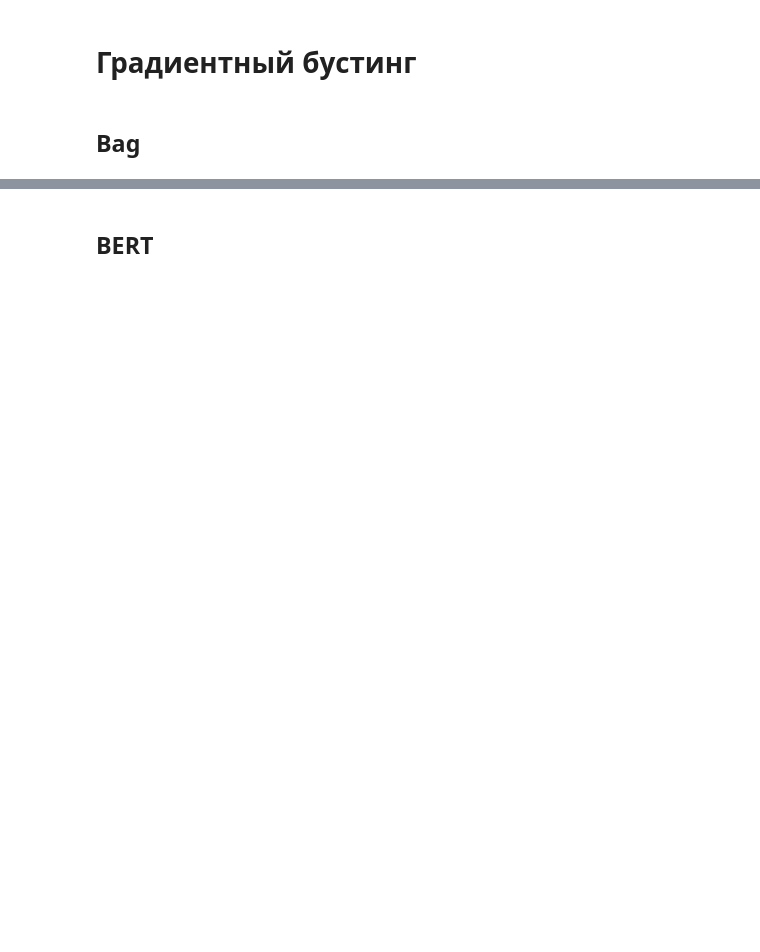
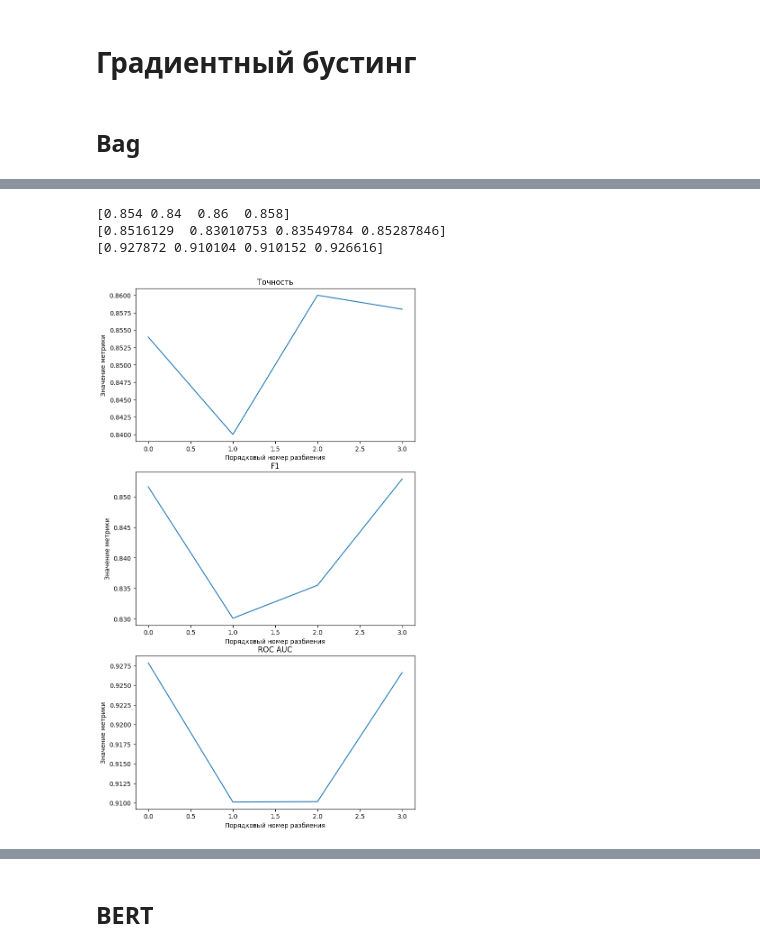
Before and after one commit to TheSawIsTheLaw/iWannaKillMyself, a Jupyter notebook: dataset/base.ipynb, the cells around one changed output, grey strips where cells are left out. Saved outputs shown, nothing was run; the diff lists cells and outputs as text; code cells hidden in the pictures; blank space fills up the shorter version.

```diff
--- a/dataset/base.ipynb
+++ b/dataset/base.ipynb
@@ -203,2 +221,10 @@ crossScores(estimator)
+# %%
+crossScores(vectorized_data_bag, estimator)
+plt.savefig("plots/gradientMetricsBag.pdf", format="pdf")
+# %% [output]
+[0.854 0.84  0.86  0.858]
+[0.8516129  0.83010753 0.83549784 0.85287846]
+[0.927872 0.910104 0.910152 0.926616]
+[figure, added]
 # %%
 estimator.predict(vectorizer.transform([getClearSentences("Ща сдохну от смеха")]))
```
Also changed, not shown: parts of 54 cells of this notebook, 54 other files.
